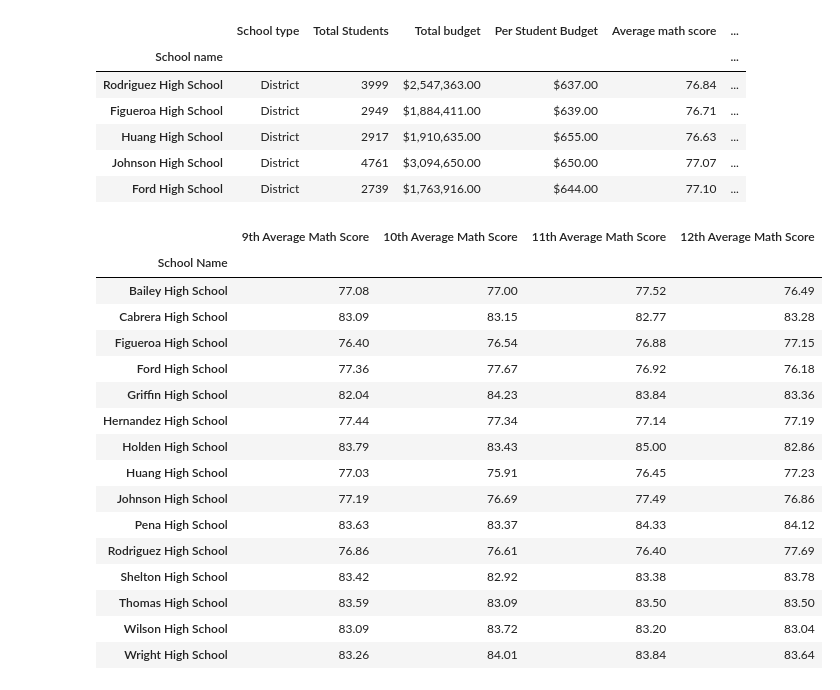
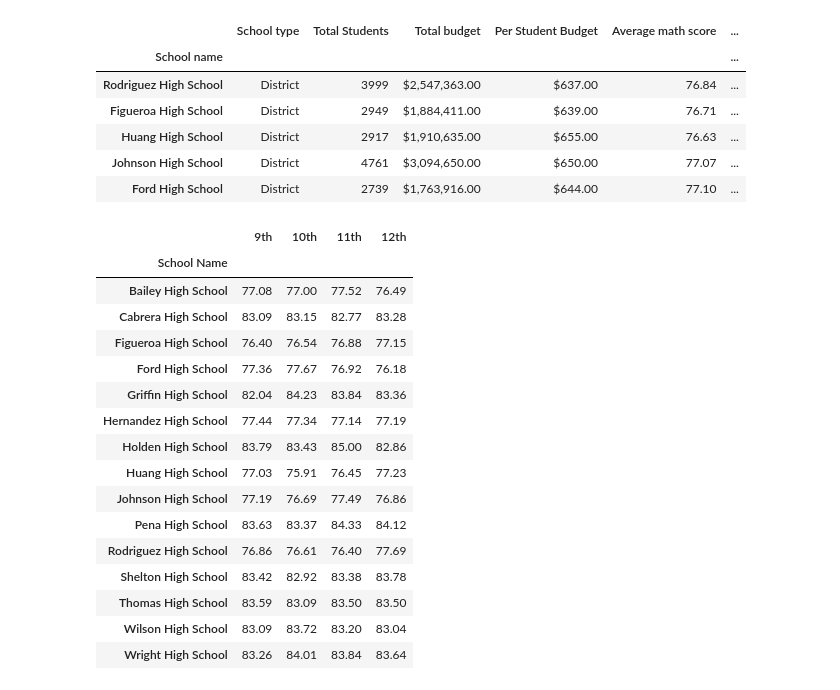
Before and after one commit to stefcodes22/pandas_challenge, a Jupyter notebook: PyCitySchools/PyCityschools.ipynb, the cells around one changed output. Drawn from its saved outputs; the diff is of its cells as text; code cells hidden in the pictures.

```diff
--- a/PyCitySchools/PyCityschools.ipynb
+++ b/PyCitySchools/PyCityschools.ipynb
@@ -121,30 +125,30 @@ bottombypassing
 # %%
 #Math score by grade
 def avemxgrade(grade):
     schools = school_data_complete.loc[school_data_complete.grade == grade].groupby(['school_name'])
     schoolname = school_data_complete.school_name.sort_values().unique()
     schoolavgm = list(schools.math_score.mean())
     avgm_df = pd.DataFrame({"School Name":schoolname,
-                            f"{grade} Average Math Score":schoolavgm})
+                            f"{grade}":schoolavgm})
     avgm_df = avgm_df.reset_index(drop=True)
     return avgm_df
 g9 = avemxgrade('9th')
 g10 = avemxgrade('10th')
 g11 = avemxgrade('11th')
 g12 = avemxgrade('12th')
 mathscorexg = pd.merge(g9,g10,how='inner',suffixes=('',''))
 mathscorexg = pd.merge(mathscorexg,g11,how='inner',suffixes=('',''))
 mathscorexg = pd.merge(mathscorexg,g12,how='inner',suffixes=('',''))
 
 #Formatting
-mathscorexg["9th Average Math Score"] = mathscorexg["9th Average Math Score"].map("{0:,.2f}".format)
-mathscorexg["10th Average Math Score"] = mathscorexg["10th Average Math Score"].map("{0:,.2f}".format)
-mathscorexg["11th Average Math Score"] = mathscorexg["11th Average Math Score"].map("{0:,.2f}".format)
-mathscorexg["12th Average Math Score"] = mathscorexg["12th Average Math Score"].map("{0:,.2f}".format)
+mathscorexg["9th"] = mathscorexg["9th"].map("{0:,.2f}".format)
+mathscorexg["10th"] = mathscorexg["10th"].map("{0:,.2f}".format)
+mathscorexg["11th"] = mathscorexg["11th"].map("{0:,.2f}".format)
+mathscorexg["12th"] = mathscorexg["12th"].map("{0:,.2f}".format)
 mathscorexg = mathscorexg.set_index("School Name",drop=True)
 mathscorexg
 # %% [output]
-|  | 9th Average Math Score | 10th Average Math Score | 11th Average Math Score | 12th Average Math Score |
+|  | 9th | 10th | 11th | 12th |
 | School Name |  |  |  |  |
 | Bailey High School | 77.08 | 77.00 | 77.52 | 76.49 |
 | Cabrera High School | 83.09 | 83.15 | 82.77 | 83.28 |
```
Also changed, not shown: parts of 5 cells of this notebook, 1 other file.
